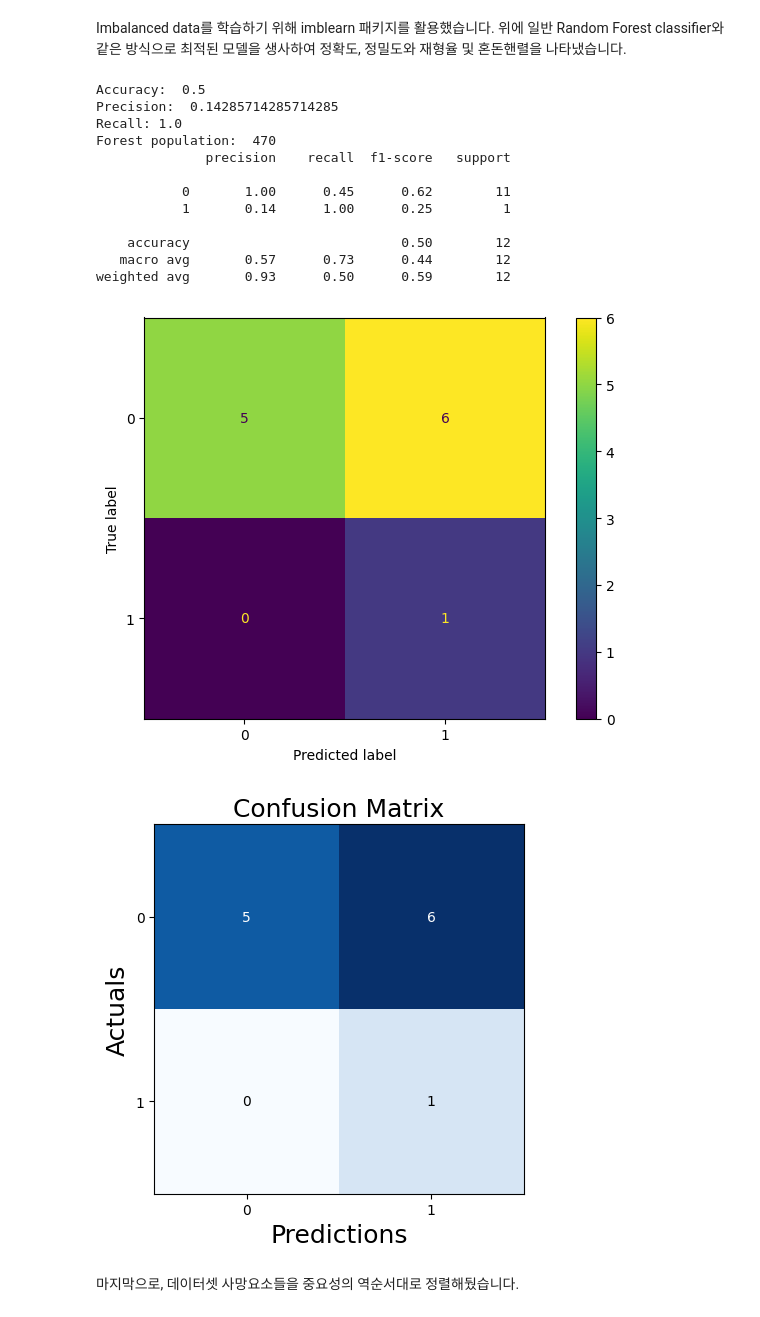
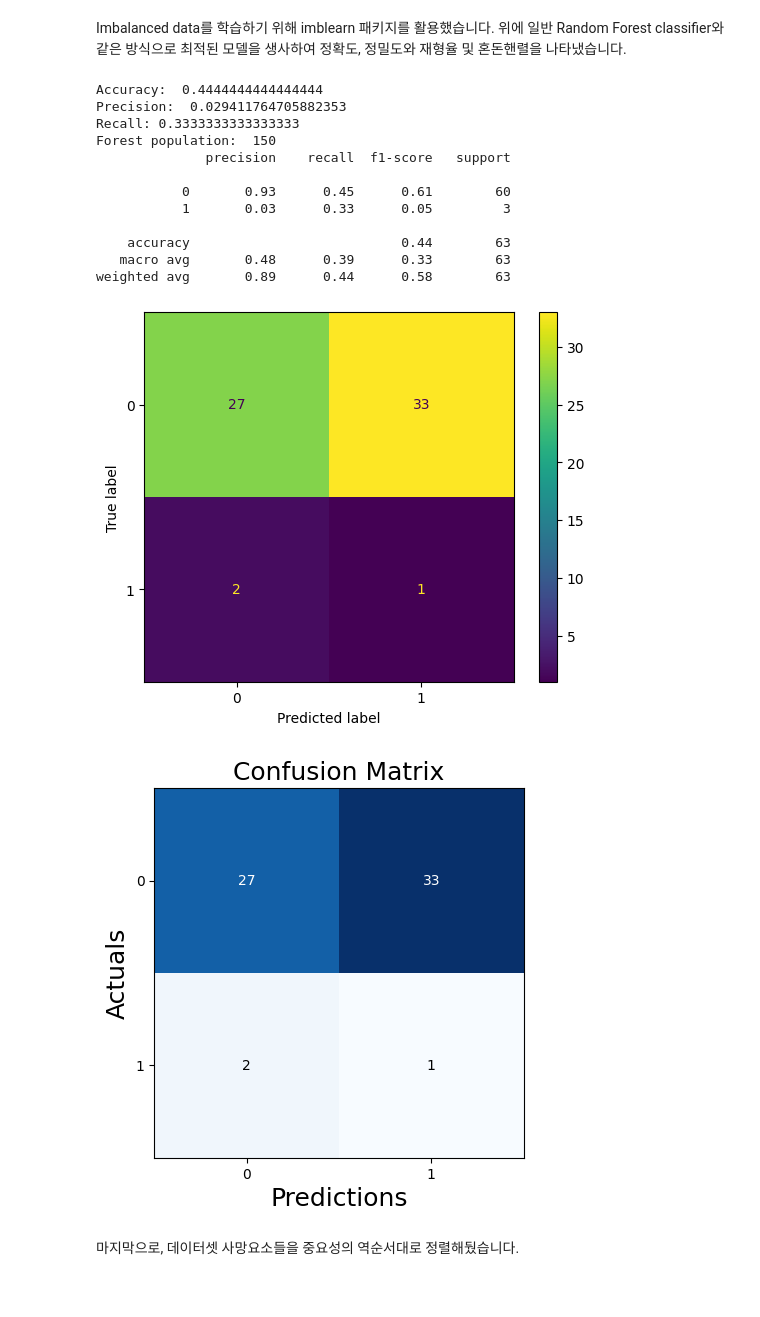
Before and after one commit to kamo1010/injury-big-data, a Jupyter notebook: Random_forest_code.ipynb, the cells around one changed output. Saved outputs shown, nothing was run; the diff lists cells and outputs as text; code cells hidden in the pictures.

Commit message:
adapt the data for what little data we got in former data code

```diff
--- a/Random_forest_code.ipynb
+++ b/Random_forest_code.ipynb
@@ -56,21 +56,24 @@ bank_data.head(5)
 8. **``후송 결과``**를 예측하는 목적이므로, 이를 **``y``** label을 줍니다.
 # %%
 def split_time(x):
-  times = x.split('/')
-  times.append(times[1][:2])
-  times.append(times[1][2:])
-  times[1]=times[0][2:]
-  times[0]=times[0][:2]
-  return pd.Series(times)
+  x = str(x)
+  if x != "nan":
+    times = x.split('/')
+    times.append(times[1][:2])
+    times.append(times[1][2:])
+    times[1]=times[0][2:]
+    times[0]=times[0][:2]
+    return pd.Series(times)
+  return ""
 
-bank_data = pd.read_csv("sample_data/labels.csv", sep=";")
+bank_data = pd.read_csv("sample_data/labels.csv", sep=",", encoding= 'EUC-KR')
 bank_data.head(5)
 
 #step 0
 bank_data.rename(columns = {'년도':'year', '월':'month', '일':'day'}, inplace = True)
 bank_data.rename(columns = {'날':'day of week', '주야간':'day night', '기상조건':'weather'}, inplace = True)
-bank_data.rename(columns = {'도시':'city', '지역':'region', '사무실':'location'}, inplace = True)
-bank_data.rename(columns = {'급':'position', '증상':'wound', '환자유형':'patient type'}, inplace = True)
+bank_data.rename(columns = {'지시':'city', '코드1':'region', '소속':'location'}, inplace = True)
+bank_data.rename(columns = {'급':'position', '환자 중상':'wound', '환자 유형':'patient type'}, inplace = True)
 bank_data.rename(columns = {'환자 인수지역':'patient acceptance area', '환자 후송지':'patient transfer area'}, inplace = True)
 bank_data.rename(columns = {'후송지 도착 시간':'time of arrival at transfer area'}, inplace = True)
 
@@ -79,10 +82,10 @@ bank_data = bank_data.drop(columns=["연번"])
 bank_data.insert(0, "date", pd.to_datetime(bank_data[["year", "month", "day"]]))
 
 #step 2
-bank_data.insert(1, "season", bank_data['month'].map({1:3, 2:3, 3:0, 4:0, 5:0, 6:1, 7:1, 8:1, 9:2, 10:2, 11:2, 12:3}))
-bank_data['day of week'] = bank_data['day of week'].map({'월':0, '화':1, '수':2, '목':3, '금':4, '토':5, '일':6})
-bank_data['day night'] = bank_data['day night'].map({'주':0, '야':1})
-bank_data['weather'] = bank_data['weather'].map({'no-go':0, 'go':1})
+#bank_data.insert(1, "season", bank_data['month'].map({1:3, 2:3, 3:0, 4:0, 5:0, 6:1, 7:1, 8:1, 9:2, 10:2, 11:2, 12:3}))
+#bank_data['day of week'] = bank_data['day of week'].map({'월':0, '화':1, '수':2, '목':3, '금':4, '토':5, '일':6})
+#bank_data['day night'] = bank_data['day night'].map({'주':0, '야':1})
+#bank_data['weather'] = bank_data['weather'].map({'no-go':0, 'go':1})
 
 #step 6
 bank_data[["registration hour", "registration minute", "takeoff hour", "takeoff minute"]]= bank_data.apply(lambda x: split_time(x['접수시간/이륙시간']), axis=1)
@@ -112,12 +115,13 @@ bank_data.insert(20, "transfer delay", (pd.to_datetime(bank_data["time of arriva
 
 #step 8
 bank_data.rename(columns = {'후송결과': 'y'}, inplace = True)
-bank_data['y'] = bank_data['y'].map({'사망':0, '생존':1})
+#bank_data['y'] = bank_data['y'].map({'사망':0, '생존':1})
 
 #step 9
+bank_data = bank_data.drop(columns=['wound'])
 levels={'a':1, 'b':2, 'c':3, 'd':4, 'e':5, 'f':6, 'g':7, 'h':8, 'i':9, 'j':10, 'k':11, 'l':12, 'm':13, 'n':14, 'o':15, 'p':16, 'q':17, 'r':18, 's':19, 't':20}
-bank_data["position"] = bank_data["position"].map(levels)
-columns={"city", "region", "location", "wound", "patient type", "patient acceptance area", "patient transfer area"}
+#bank_data["position"] = bank_data["position"].map(levels)
+columns={"city", "region", "location", "patient type", "patient acceptance area", "patient transfer area"}
 for col in columns:
   tmp = {}
   idx = 0
@@ -325,45 +329,45 @@ Imbalanced data를 학습하기 위해 imblearn 패키지를 활용했습니다.
 BRFC = BalancedRandomForestClassifier(n_estimators=150, random_state=2)
 
 # Create Strtified K-Fold cross validation
 cv= RepeatedStratifiedKFold(n_splits=10, n_repeats=3, random_state=1)
 scoring = ('accuracy', 'precision', 'recall')
 
 # Evaluate BRF model
 scores = cross_validate(BRFC, X, y, scoring=scoring, cv=cv)
 
 BRFC.fit(X_train, y_train)
 
 # BRFC prediction result
 brf_y_pred = BRFC.predict(X_test)
 
 print("Accuracy: ", accuracy_score(y_test, brf_y_pred))
 print("Precision: ", precision_score(y_test, brf_y_pred))
 print("Recall:", recall_score(y_test, brf_y_pred))
-saveTrees(best_rf, "img/BRF/")
+saveTrees(BRFC, "img/BRF/")
 
 
 # Create the confusion matrix
 brf_cm = confusion_matrix(y_test, brf_y_pred)
 ConfusionMatrixDisplay(confusion_matrix=brf_cm).plot()
 saveConfusionMatrix(brf_cm, "img/BRF/")
 
 # View the classification report for test data and predictions
 print(classification_report(y_test, brf_y_pred))
 # %% [output]
-Accuracy:  0.5
-Precision:  0.14285714285714285
-Recall: 1.0
-Forest population:  470
+Accuracy:  0.4444444444444444
+Precision:  0.029411764705882353
+Recall: 0.3333333333333333
+Forest population:  150
               precision    recall  f1-score   support
 
-           0       1.00      0.45      0.62        11
-           1       0.14      1.00      0.25         1
+           0       0.93      0.45      0.61        60
+           1       0.03      0.33      0.05         3
 
-    accuracy                           0.50        12
-   macro avg       0.57      0.73      0.44        12
-weighted avg       0.93      0.50      0.59        12
+    accuracy                           0.44        63
+   macro avg       0.48      0.39      0.33        63
+weighted avg       0.89      0.44      0.58        63
-[figure, old version]
+[figure, new version]
-[figure, old version]
+[figure, new version]
 # %% [markdown]
 마지막으로, 데이터셋 사망요소들을 중요성의 역순서대로 정렬해뒀습니다.
 # %%
```
Also changed, not shown: parts of 11 cells of this notebook.
